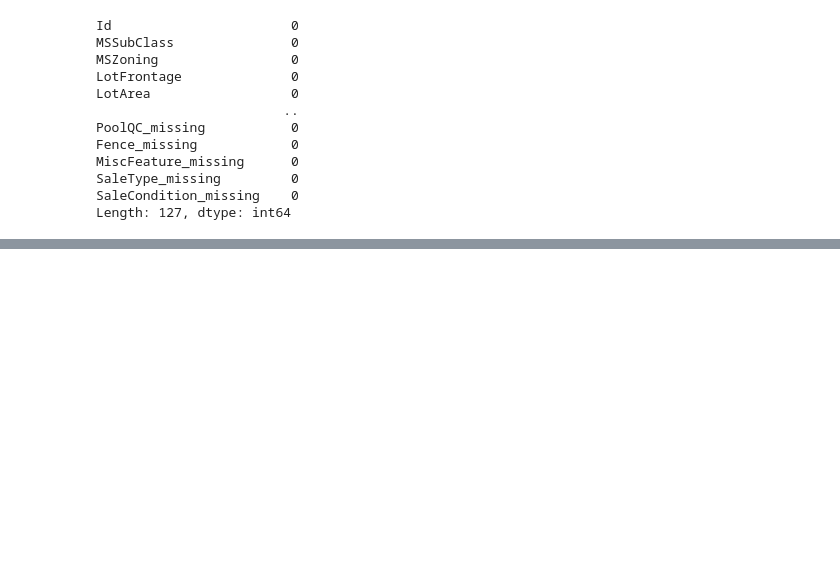
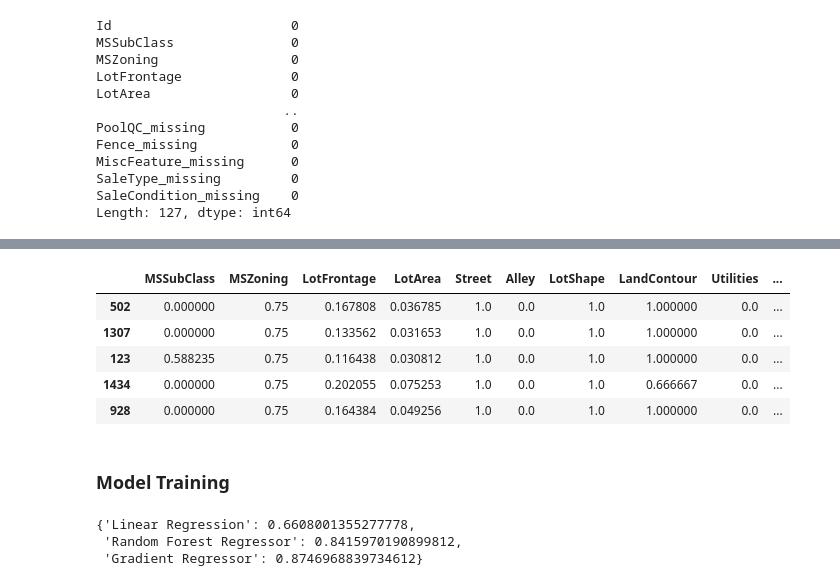
Before and after one commit to Tanishq-19/House-Price-Prediction-using-ML, a Jupyter notebook: House-Price-Prediction.ipynb, the cells around one changed output, grey strips where cells are left out. Cells and saved outputs as stored; diff of their text form; code cells hidden in the pictures; blank space fills up the shorter version.

Commit message:
Started model training

```diff
--- a/House-Price-Prediction.ipynb
+++ b/House-Price-Prediction.ipynb
@@ -699,0 +688,10 @@ feature_sel_model.fit()
+# %%
+# Getting the X and y dataset ready!
+X = dt.drop(["SalePrice"], axis=1)
+y = dt["SalePrice"]
+
+# Importing the train_test_split
+from sklearn.model_selection import train_test_split
+
+# Getting the train and validation split
+X_train, X_val, y_train, y_val = train_test_split(X, y, test_size=0.2)
@@ -699,0 +700,8 @@ feature_sel_model.fit()
+# %%
+# Importing the feature selection tools
+from sklearn.linear_model import Lasso
+from sklearn.feature_selection import SelectFromModel
+
+# Selecting the right models
+feature_sel_model = SelectFromModel(Lasso(alpha=0.005, random_state=42))
+feature_sel_model.fit(X_train, y_train)
@@ -699,0 +722,4 @@ feature_sel_model.fit()
+# %%
+# Getting the selected features
+selected_features = X_train.columns[(feature_sel_model.get_support())]
+selected_features
@@ -699,0 +744,13 @@ feature_sel_model.fit()
+# %%
+X_train = X_train[selected_features]
+# %%
+X_train.head()
+# %% [output]
+|  | MSSubClass | MSZoning | LotFrontage | LotArea | Street | Alley | LotShape | LandContour | Utilities | ... |
+| 502 | 0.000000 | 0.75 | 0.167808 | 0.036785 | 1.0 | 0.0 | 1.0 | 1.000000 | 0.0 | ... |
+| 1307 | 0.000000 | 0.75 | 0.133562 | 0.031653 | 1.0 | 0.0 | 1.0 | 1.000000 | 0.0 | ... |
+| 123 | 0.588235 | 0.75 | 0.116438 | 0.030812 | 1.0 | 0.0 | 1.0 | 1.000000 | 0.0 | ... |
+| 1434 | 0.000000 | 0.75 | 0.202055 | 0.075253 | 1.0 | 0.0 | 1.0 | 0.666667 | 0.0 | ... |
+| 928 | 0.000000 | 0.75 | 0.164384 | 0.049256 | 1.0 | 0.0 | 1.0 | 1.000000 | 0.0 | ... |
+# %% [markdown]
+### Model Training
@@ -699,0 +785,8 @@ feature_sel_model.fit()
+# %%
+# Using train_and_score model to test models
+model_scores = train_and_score(models, X_train, y_train, X_val, y_val)
+model_scores
+# %% [output]
+{'Linear Regression': 0.6608001355277778,
+ 'Random Forest Regressor': 0.8415970190899812,
+ 'Gradient Regressor': 0.8746968839734612}
```
Also changed, not shown: parts of 29 cells of this notebook.
